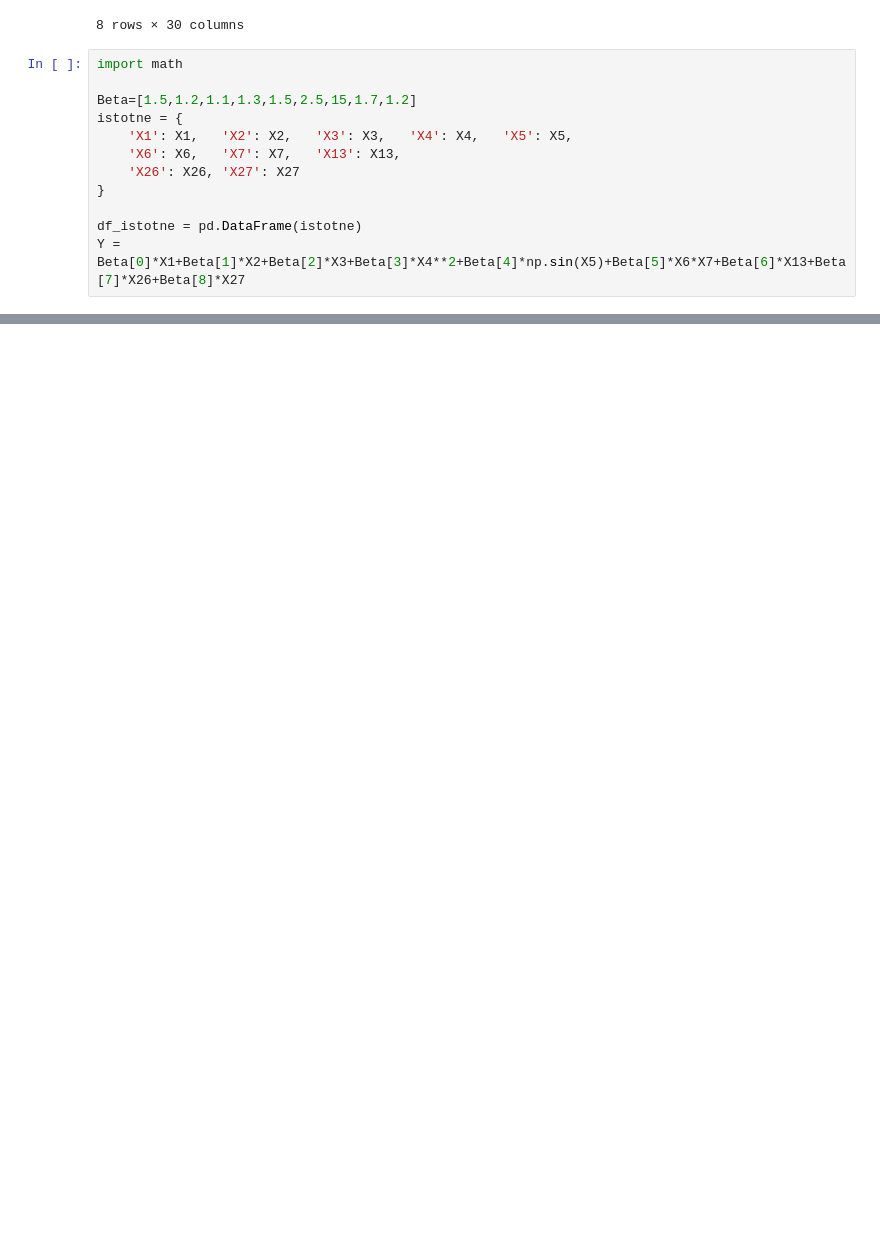
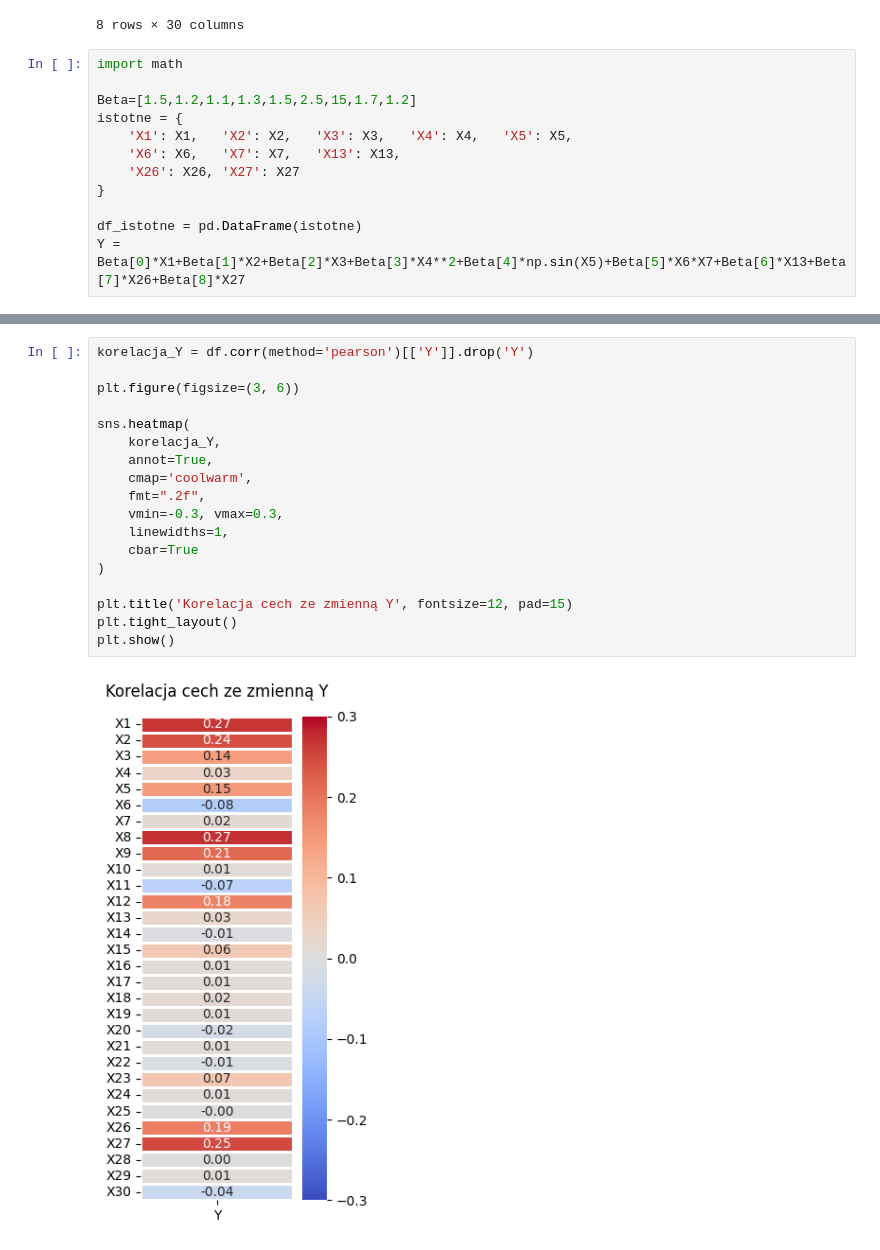
Before and after one commit to wilkdominik/Praca-licencjacka, a Jupyter notebook: Eksperyment koncowy/kody.ipynb, the cells around one changed output, grey strips where cells are left out. Saved outputs shown, nothing was run; the diff lists cells and outputs as text; blank space fills up the shorter version.

```diff
--- a/Eksperyment koncowy/kody.ipynb
+++ b/Eksperyment koncowy/kody.ipynb
@@ -224,0 +362,20 @@ roznice_df = df_istotne[Y1 != Y2]
+# %%
+korelacja_Y = df.corr(method='pearson')[['Y']].drop('Y')
+
+plt.figure(figsize=(3, 6))
+
+sns.heatmap(
+    korelacja_Y,
+    annot=True,
+    cmap='coolwarm',
+    fmt=".2f",
+    vmin=-0.3, vmax=0.3,
+    linewidths=1,
+    cbar=True
+)
+
+plt.title('Korelacja cech ze zmienną Y', fontsize=12, pad=15)
+plt.tight_layout()
+plt.show()
+# %% [output]
+[figure, added]
```
Also changed, not shown: parts of 51 cells of this notebook, 1 other file.
